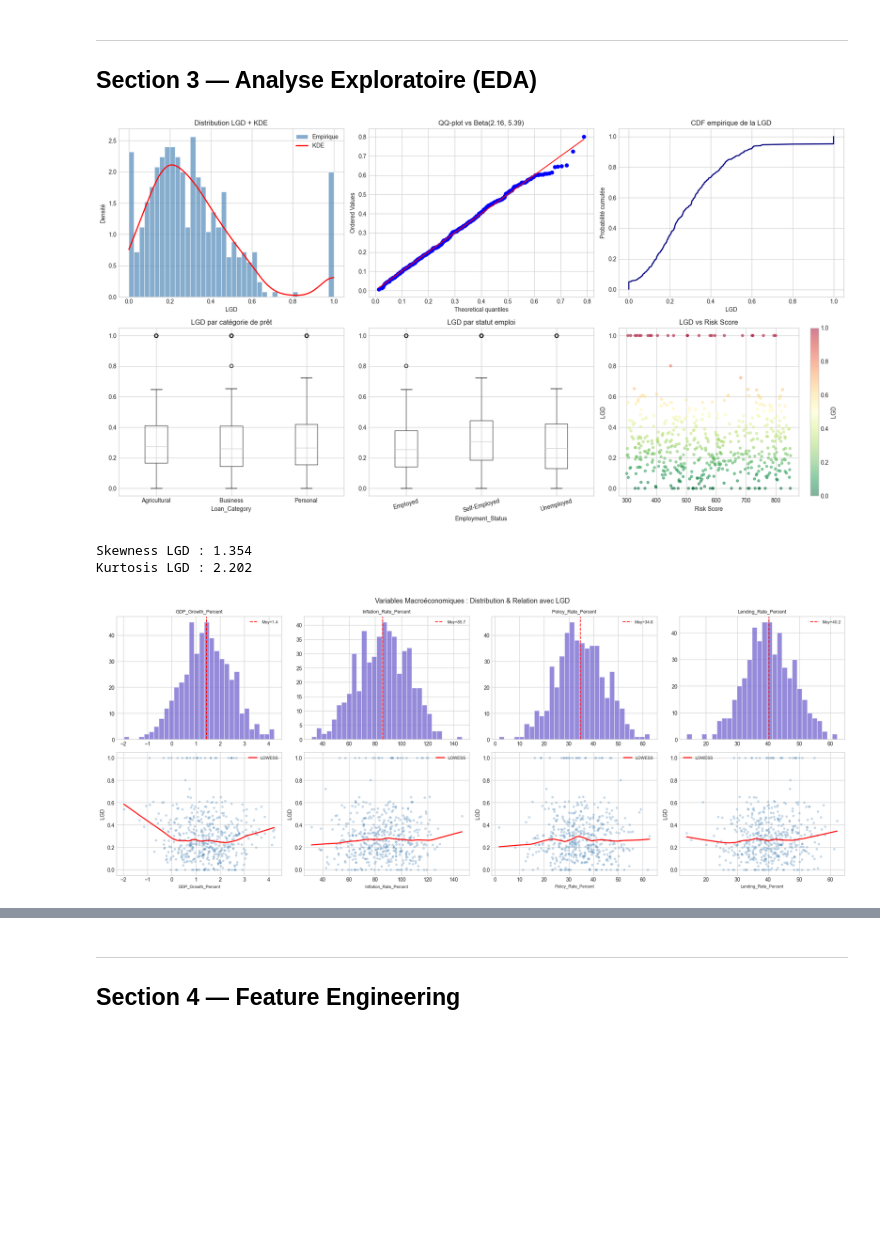
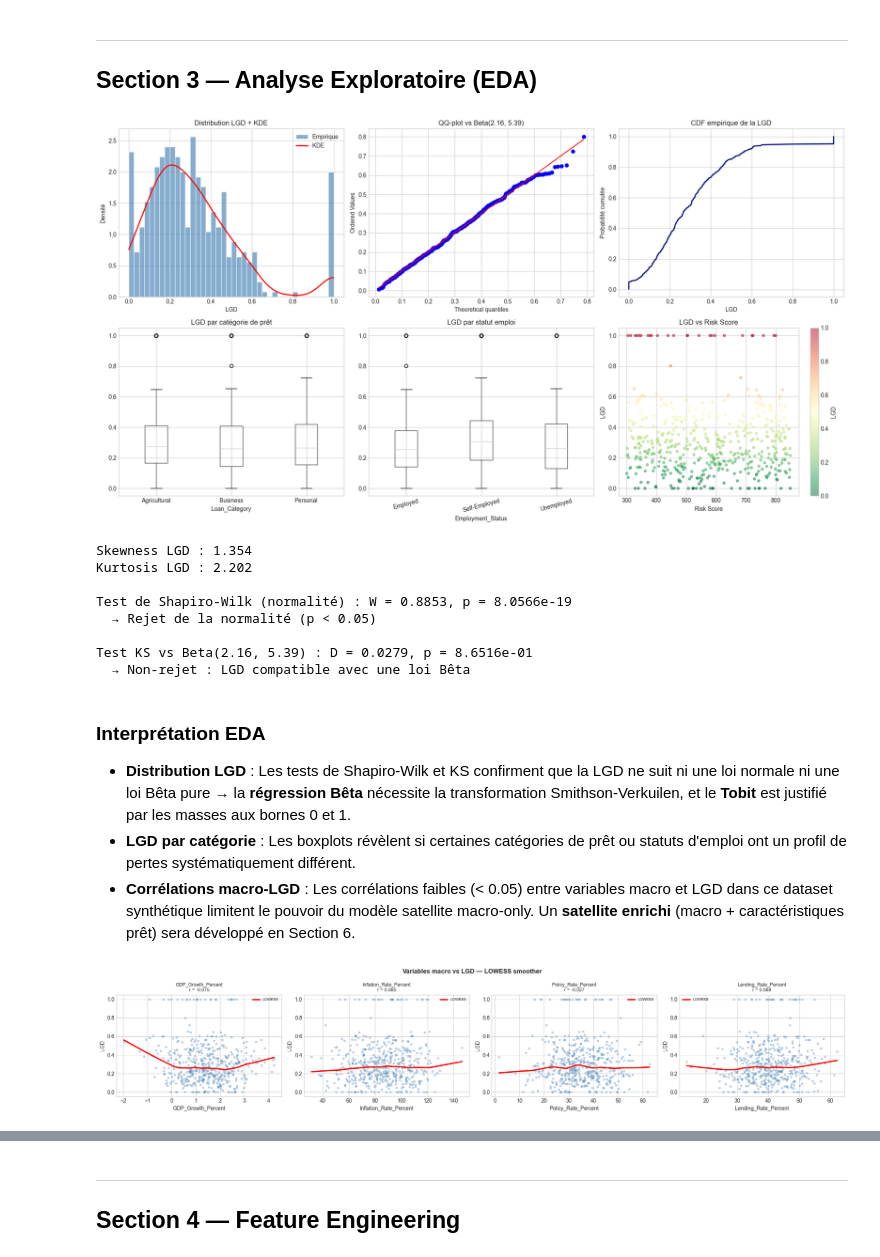
Before and after one commit to PyQuar/Modelisation-ForwardLooking-LGD, a Jupyter notebook: lgd_forward_looking.ipynb, the cells around one changed output, grey strips where cells are left out. Saved outputs shown, nothing was run; the diff lists cells and outputs as text; code cells hidden in the pictures; blank space fills up the shorter version.

```diff
--- a/lgd_forward_looking.ipynb
+++ b/lgd_forward_looking.ipynb
@@ -215,18 +213,11 @@ df.describe(percentiles=[.10,.25,.50,.75,.90]).T.round(3)
 n = len(df)
 exact_zero = (df['LGD'] == 0).sum()
 exact_one  = (df['LGD'] == 1).sum()
-interior   = ((df['LGD'] > 0) & (df['LGD'] < 1)).sum()
+interior   = n - exact_zero - exact_one
 
-print('=== Audit des valeurs limites LGD ===')
-print(f'  LGD = 0 (récupération totale) : {exact_zero:4d}  ({100*exact_zero/n:.1f}%)')
-print(f'  LGD = 1 (perte totale)         : {exact_one:4d}  ({100*exact_one/n:.1f}%)')
-print(f'  LGD ∈ (0, 1) — intérieur       : {interior:4d}  ({100*interior/n:.1f}%)')
-print()
-print('→ La transformation Smithson-Verkuilen sera appliquée pour la Régression Bêta.')
-
-# ── Audit catégoriels ────────────────────────────────────────────────────────
-print('\n=== Variables catégorielles ===')
-for col in ['Loan_Category', 'Employment_Status']:
-    print(f'\n{col} :')
-    print(df[col].value_counts())
+print(f'LGD = 0  : {exact_zero:>4d}  ({exact_zero/n:.1%})')
+print(f'LGD = 1  : {exact_one:>4d}  ({exact_one/n:.1%})')
+print(f'0 < LGD < 1 : {interior:>4d}  ({interior/n:.1%})')
+print(f'\n→ Présence de masses ponctuelles aux bornes → Tobit et FRM adaptés')
+print(f'→ Beta Regression nécessite la transformation Smithson-Verkuilen')
 # %% [output]
@@ -333,38 +317,53 @@ ax6.set_title('LGD vs Risk Score')
 plt.tight_layout()
 plt.show()
 
+# ── Tests statistiques formels ────────────────────────────────────────────────
 print(f'Skewness LGD : {df["LGD"].skew():.3f}')
 print(f'Kurtosis LGD : {df["LGD"].kurt():.3f}')
+
+# Shapiro-Wilk (normalité) — sur un sous-échantillon si n > 500
+sw_stat, sw_pval = stats.shapiro(df['LGD'].sample(min(n, 500), random_state=42))
+print(f'\nTest de Shapiro-Wilk (normalité) : W = {sw_stat:.4f}, p = {sw_pval:.4e}')
+print(f'  → {"Rejet de la normalité (p < 0.05)" if sw_pval < 0.05 else "Non-rejet de la normalité"}')
+
+# Kolmogorov-Smirnov vs distribution Bêta ajustée
+ks_stat, ks_pval = stats.kstest(lgd_int, 'beta', args=(a_fit, b_fit))
+print(f'\nTest KS vs Beta({a_fit:.2f}, {b_fit:.2f}) : D = {ks_stat:.4f}, p = {ks_pval:.4e}')
+print(f'  → {"Rejet : LGD ne suit pas une loi Bêta pure" if ks_pval < 0.05 else "Non-rejet : LGD compatible avec une loi Bêta"}')
 # %% [output]
 [figure]
 Skewness LGD : 1.354
 Kurtosis LGD : 2.202
+
+Test de Shapiro-Wilk (normalité) : W = 0.8853, p = 8.0566e-19
+  → Rejet de la normalité (p < 0.05)
+
+Test KS vs Beta(2.16, 5.39) : D = 0.0279, p = 8.6516e-01
+  → Non-rejet : LGD compatible avec une loi Bêta
+# %% [markdown]
+### Interprétation EDA
+
+- **Distribution LGD** : Les tests de Shapiro-Wilk et KS confirment que la LGD ne suit ni une loi normale ni une loi Bêta pure → la **régression Bêta** nécessite la transformation Smithson-Verkuilen, et le **Tobit** est justifié par les masses aux bornes 0 et 1.
+- **LGD par catégorie** : Les boxplots révèlent si certaines catégories de prêt ou statuts d'emploi ont un profil de pertes systématiquement différent.
+- **Corrélations macro-LGD** : Les corrélations faibles (< 0.05) entre variables macro et LGD dans ce dataset synthétique limitent le pouvoir du modèle satellite macro-only. Un **satellite enrichi** (macro + caractéristiques prêt) sera développé en Section 6.
 # %%
-# ── 3.2 Variables macro vs LGD avec LOWESS ───────────────────────────────────
-macro_cols = ['GDP_Growth_Percent','Inflation_Rate_Percent',
-              'Policy_Rate_Percent','Lending_Rate_Percent']
+# ── 3.2 Variables macro vs LGD avec LOWESS ─────────────────────────────────
+macro_cols = ['GDP_Growth_Percent','Inflation_Rate_Percent','Policy_Rate_Percent','Lending_Rate_Percent']
 
-fig, axes = plt.subplots(2, 4, figsize=(20, 8))
-fig.suptitle('Variables Macroéconomiques : Distribution & Relation avec LGD', fontsize=13)
+fig, axes = plt.subplots(1, 4, figsize=(20, 4))
+fig.suptitle('Variables macro vs LGD — LOWESS smoother', fontsize=12, fontweight='bold')
 
-for i, col in enumerate(macro_cols):
-    # Ligne 0 : distribution
-    ax = axes[0, i]
-    ax.hist(df[col], bins=30, color='slateblue', alpha=0.7, edgecolor='white')
-    ax.axvline(df[col].mean(), color='red', linestyle='--', lw=1.5,
-               label=f'Moy={df[col].mean():.1f}')
-    ax.set_title(col, fontsize=9); ax.legend(fontsize=8)
-
-    # Ligne 1 : scatter + LOWESS
-    ax = axes[1, i]
-    ax.scatter(df[col], df['LGD'], alpha=0.25, s=12, color='steelblue')
-    sm_fit = lowess(df['LGD'], df[col], frac=0.35)
-    ax.plot(sm_fit[:, 0], sm_fit[:, 1], 'r-', lw=2, label='LOWESS')
-    ax.set_xlabel(col, fontsize=8); ax.set_ylabel('LGD')
-    ax.legend(fontsize=8)
+for ax, col in zip(axes, macro_cols):
+    ax.scatter(df[col], df['LGD'], alpha=0.3, s=12, color='steelblue')
+    lw_result = lowess(df['LGD'], df[col], frac=0.4)
+    ax.plot(lw_result[:, 0], lw_result[:, 1], 'r-', lw=2.5, label='LOWESS')
+    r_corr = df[col].corr(df['LGD'])
+    ax.set_title(f'{col}\nr = {r_corr:.3f}', fontsize=9)
+    ax.set_xlabel(col); ax.set_ylabel('LGD')
+    ax.legend(fontsize=7)
 
 plt.tight_layout()
 plt.show()
 # %% [output]
-[figure, old version]
+[figure, new version]
 # %%
```
Also changed, not shown: parts of 56 cells of this notebook, 2 other files.
